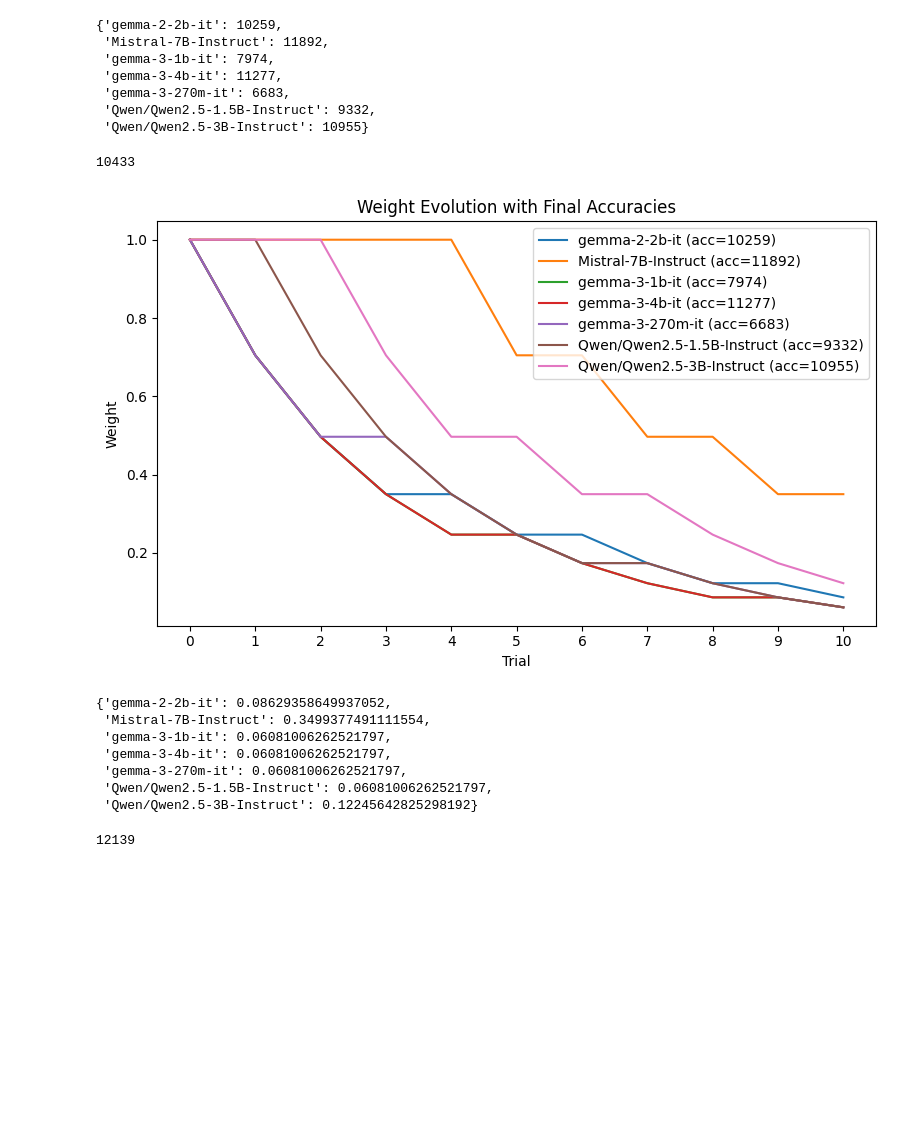
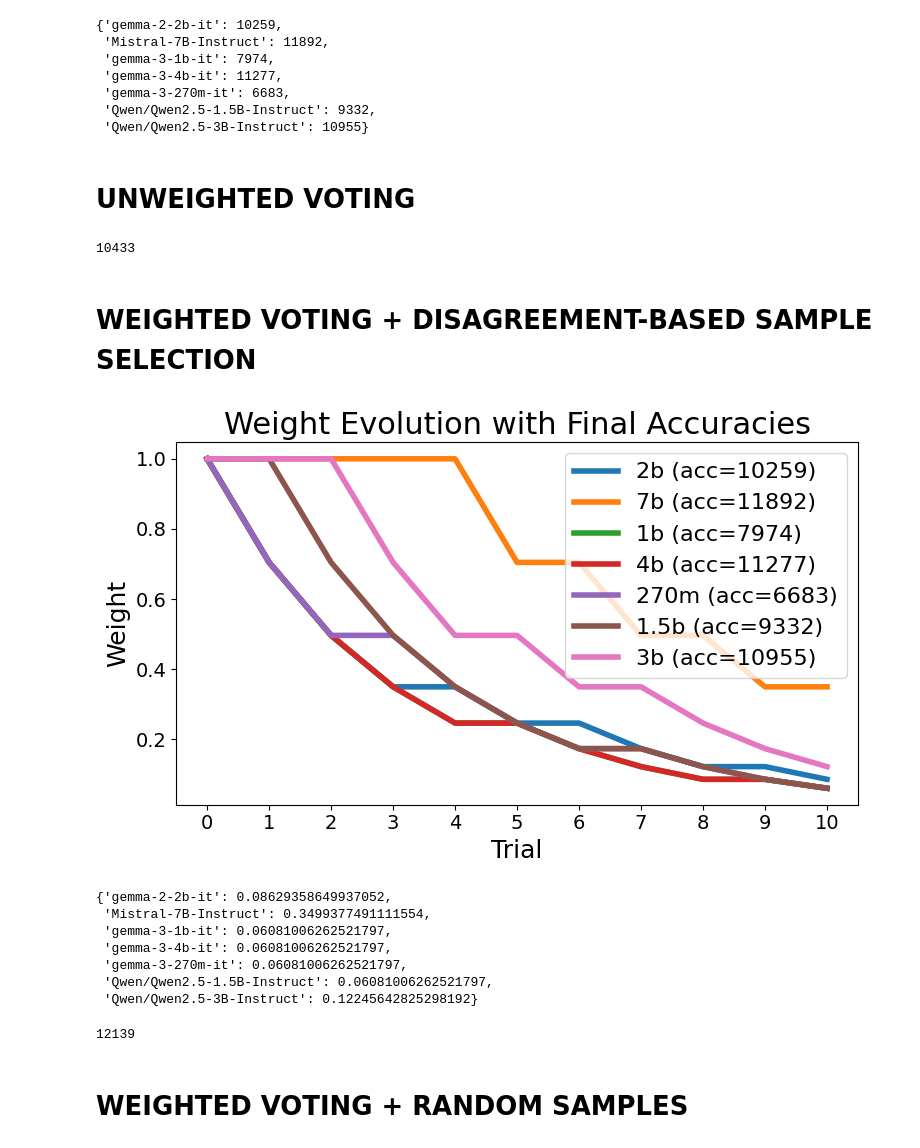
Before and after one commit to trung6/db_project_2025, a Jupyter notebook: process_fever_final.ipynb, the cells around one changed output. Saved outputs shown, nothing was run; the diff lists cells and outputs as text; code cells hidden in the pictures; blank space fills up the shorter version.

```diff
--- a/process_fever_final.ipynb
+++ b/process_fever_final.ipynb
@@ -41,6 +48,8 @@ ACC
  'gemma-3-270m-it': 6683,
  'Qwen/Qwen2.5-1.5B-Instruct': 9332,
  'Qwen/Qwen2.5-3B-Instruct': 10955}
+# %% [markdown]
+# UNWEIGHTED VOTING
 # %%
 
 # unweighted voting
@@ -57,9 +66,12 @@ def most_votes_win(df) -> int:
         if winning_label == row['label']:
             correct += 1
     return correct
-most_votes_win(df)
+ACC["unweighted"] = most_votes_win(df)
+display(ACC["unweighted"])
 # %% [output]
 10433
+# %% [markdown]
+# WEIGHTED VOTING + DISAGREEMENT-BASED SAMPLE SELECTION
 # %%
 def plot_weight_and_accuracy(weight_evolution: list[list[float]], models: list[str], accuracies: dict) -> None:
     import matplotlib.pyplot as plt
@@ -74,7 +86,7 @@ def plot_weight_and_accuracy(weight_evolution: list[list[float]], models: list[s
 
     for model, weights in zip(models, per_model_weights):
         acc = accuracies[model]
-        plt.plot(weights, label=f"{model} (acc={acc})")
+        plt.plot(weights, label=f"{SHORT_NAMES[model]} (acc={acc})")
 
     plt.xticks(range(len(weight_evolution)), [i * GAP for i in range(len(weight_evolution))])
     plt.xlabel("Trial")
@@ -94,6 +106,7 @@ def mwu(df: pd.DataFrame,
     weight_evolution = [weights.copy()]
 
     for _ in range(1, num_sams+1):
+        # disagreement-based sample selection
         minimax_load: int = NUM_LLMS + 1  # init above range
         best_index: int = len(df) # init out of range
         for index in index_range:
@@ -122,10 +135,10 @@ def mwu(df: pd.DataFrame,
 
         # Remove best_index from index_range
         index_range.remove(best_index)
-    return weight_evolution
+    return weight_evolution, weights
 # %%
-weight_evolution = mwu(df, INDICES.copy(), NUM_TRIALS, ALPHA)
-plot_weight_and_accuracy(weight_evolution, MODELS, ACC)
+weight_evolution_disagreement, final_weights_disagreement = mwu(df, INDICES.copy(), NUM_TRIALS, ALPHA)
+plot_weight_and_accuracy(weight_evolution_disagreement, MODELS, ACC)
 # %% [output]
-[figure, old version]
+[figure, new version]
 # %%
@@ -157,8 +170,12 @@ def weighted_voting(df, wdict: dict[str, float]) -> int:
         if winning_label == row['label']:
             correct += 1
     return correct
-weighted_voting(df, final_weights)
-# %% [output]
-12139
+# %%
+ACC["weighted_disagreement"] = weighted_voting(df, wdict_disagreement)
+display(ACC["weighted_disagreement"])
+# %% [output]
+12139
+# %% [markdown]
+# WEIGHTED VOTING + RANDOM SAMPLES
 # %%
 import random
```
Also changed, not shown: parts of 15 cells of this notebook.
